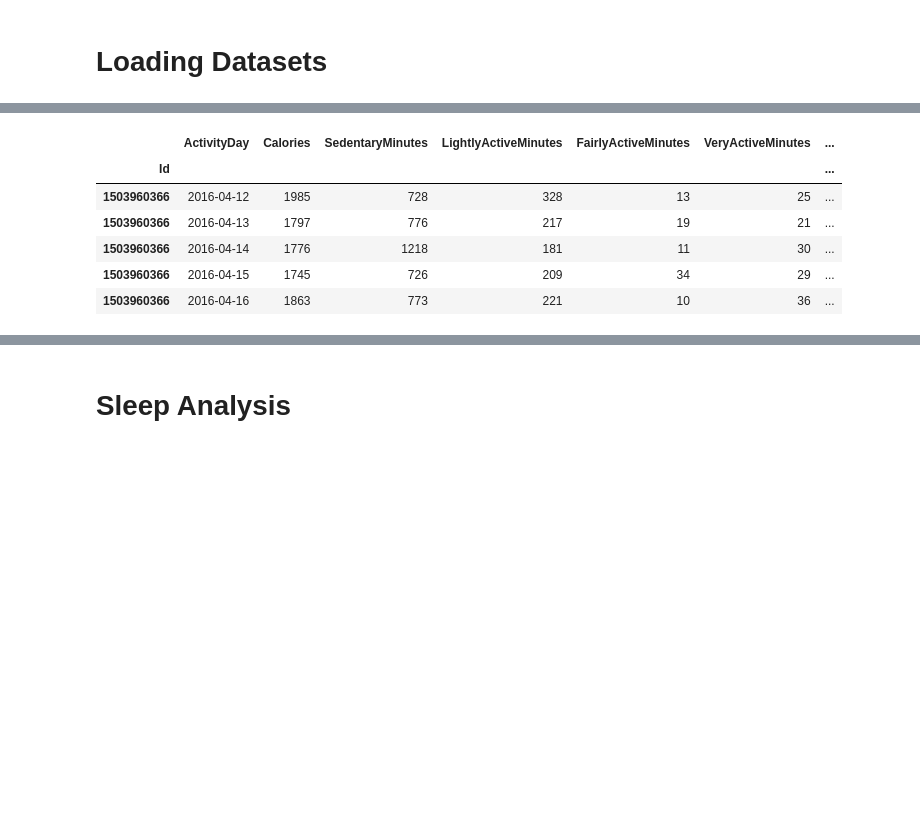
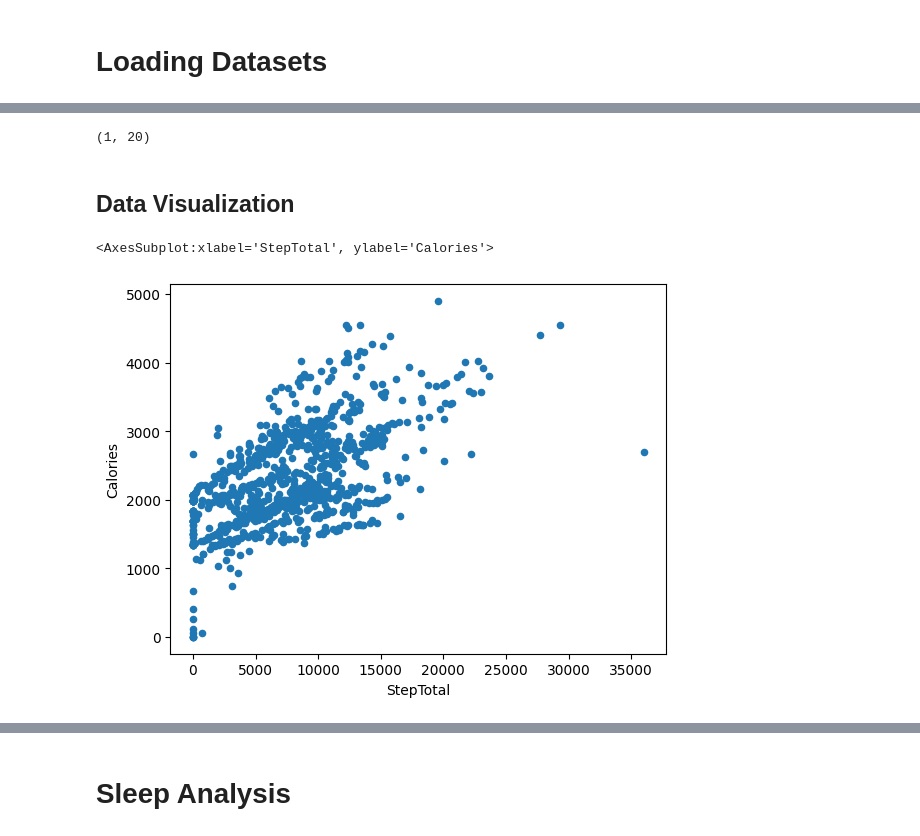
Before and after one commit to fiorani/garmin-data-analysis, a Jupyter notebook: Classificazione.ipynb, the cells around one changed output, grey strips where cells are left out. Cells and saved outputs as stored; diff of their text form; code cells hidden in the pictures; blank space fills up the shorter version.

```diff
--- a/Classificazione.ipynb
+++ b/Classificazione.ipynb
@@ -60,10 +86,11 @@ dailyActivities.describe()
-# %%
-dailyActivities.head(5)
-# %% [output]
-|  | ActivityDay | Calories | SedentaryMinutes | LightlyActiveMinutes | FairlyActiveMinutes | VeryActiveMinutes | ... |
-| Id |  |  |  |  |  |  | ... |
-| 1503960366 | 2016-04-12 | 1985 | 728 | 328 | 13 | 25 | ... |
-| 1503960366 | 2016-04-13 | 1797 | 776 | 217 | 19 | 21 | ... |
-| 1503960366 | 2016-04-14 | 1776 | 1218 | 181 | 11 | 30 | ... |
-| 1503960366 | 2016-04-15 | 1745 | 726 | 209 | 34 | 29 | ... |
-| 1503960366 | 2016-04-16 | 1863 | 773 | 221 | 10 | 36 | ... |
+# %%
+dailyActivities.shape
+# %% [output]
+(1, 20)
+# %% [markdown]
+## Data Visualization
+# %%
+dailyActivities.plot.scatter(x='StepTotal', y='Calories')
+# %% [output]
+<AxesSubplot:xlabel='StepTotal', ylabel='Calories'>
+[figure, added]
```
Also changed, not shown: parts of 6 cells of this notebook, 6 other files.
